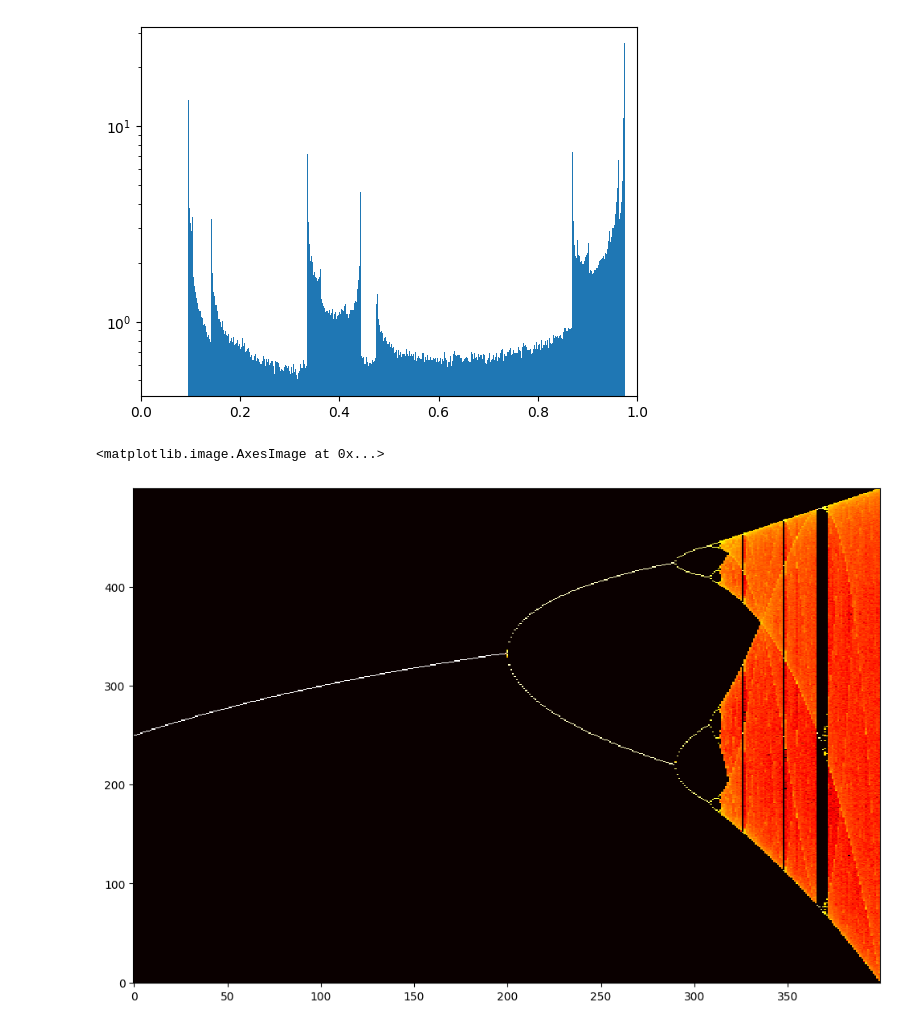
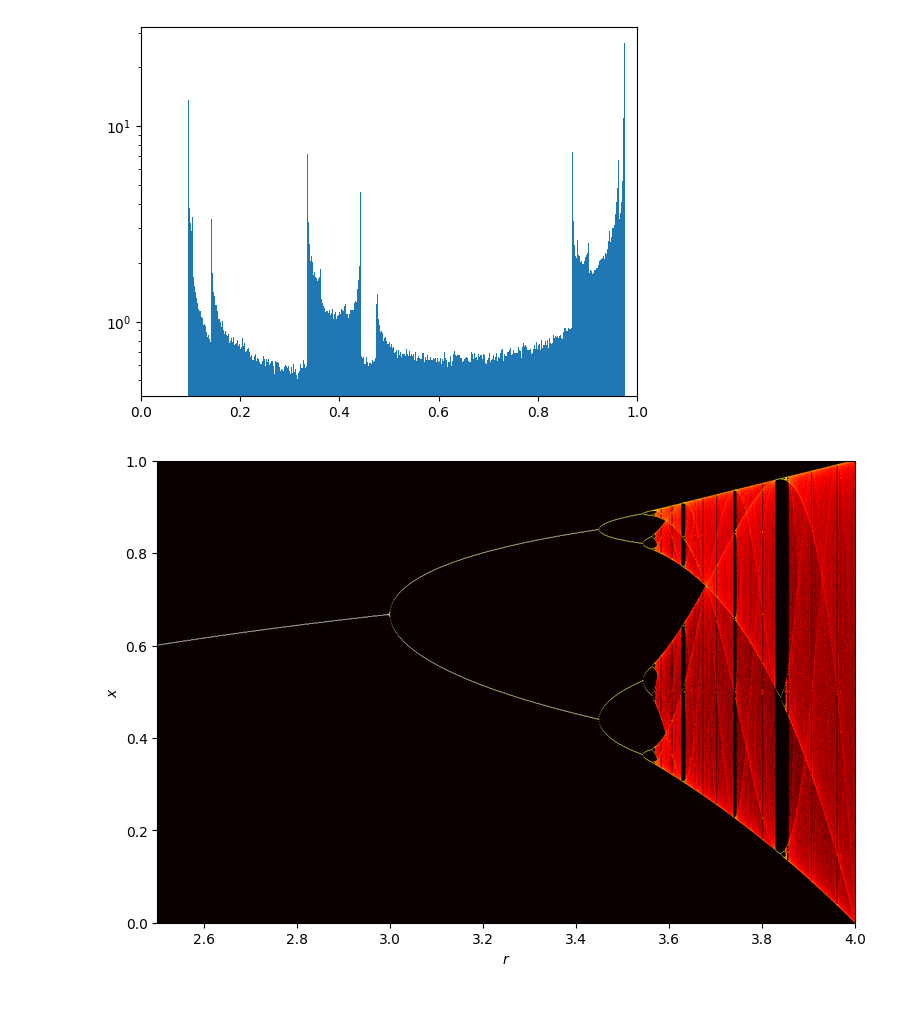
Before and after one commit to Rachmanin0xFF/physics-book, a Jupyter notebook: code/01_2_logistic_map.ipynb, the cells around one changed output. Drawn from its saved outputs; the diff is of its cells as text; code cells hidden in the pictures.

```diff
--- a/code/01_2_logistic_map.ipynb
+++ b/code/01_2_logistic_map.ipynb
@@ -48,12 +48,14 @@ plt.show()
 [figure]
 # %%
 hist_nested_list = []
-for r in np.arange(2.0, 4.0, 0.005):
-    h = np.histogram(logistic_map_list(r=r, x0=0.501, n=10000)[1000:], bins=500, range=(0.0, 1.0))[0]
-    hist_nested_list.append(np.log(h + 0.1))
+for r in np.arange(2.5, 4.0, 0.001):
+    h = np.histogram(logistic_map_list(r=r, x0=0.501, n=10000)[1000:], bins=800, range=(0.0, 1.0))[0]
+    hist_nested_list.append(np.log(h + 1.1))
 hist_nested_list = np.array(hist_nested_list).T
-plt.figure(figsize=(12, 8))
-plt.imshow(hist_nested_list, cmap='hot', interpolation='nearest', aspect='auto', origin='lower')
+plt.figure(figsize=(12*(1.5/2.0), 6))
+plt.imshow(hist_nested_list, cmap='hot', interpolation='lanczos', aspect='auto', origin='lower', extent=(2.5, 4.0, 0.0, 1.0))
+plt.xlabel("$r$")
+plt.ylabel("$x$")
+plt.show()
 # %% [output]
-<matplotlib.image.AxesImage at 0x...>
-[figure, old version]
+[figure, new version]
```
Also changed, not shown: 6 other files.
